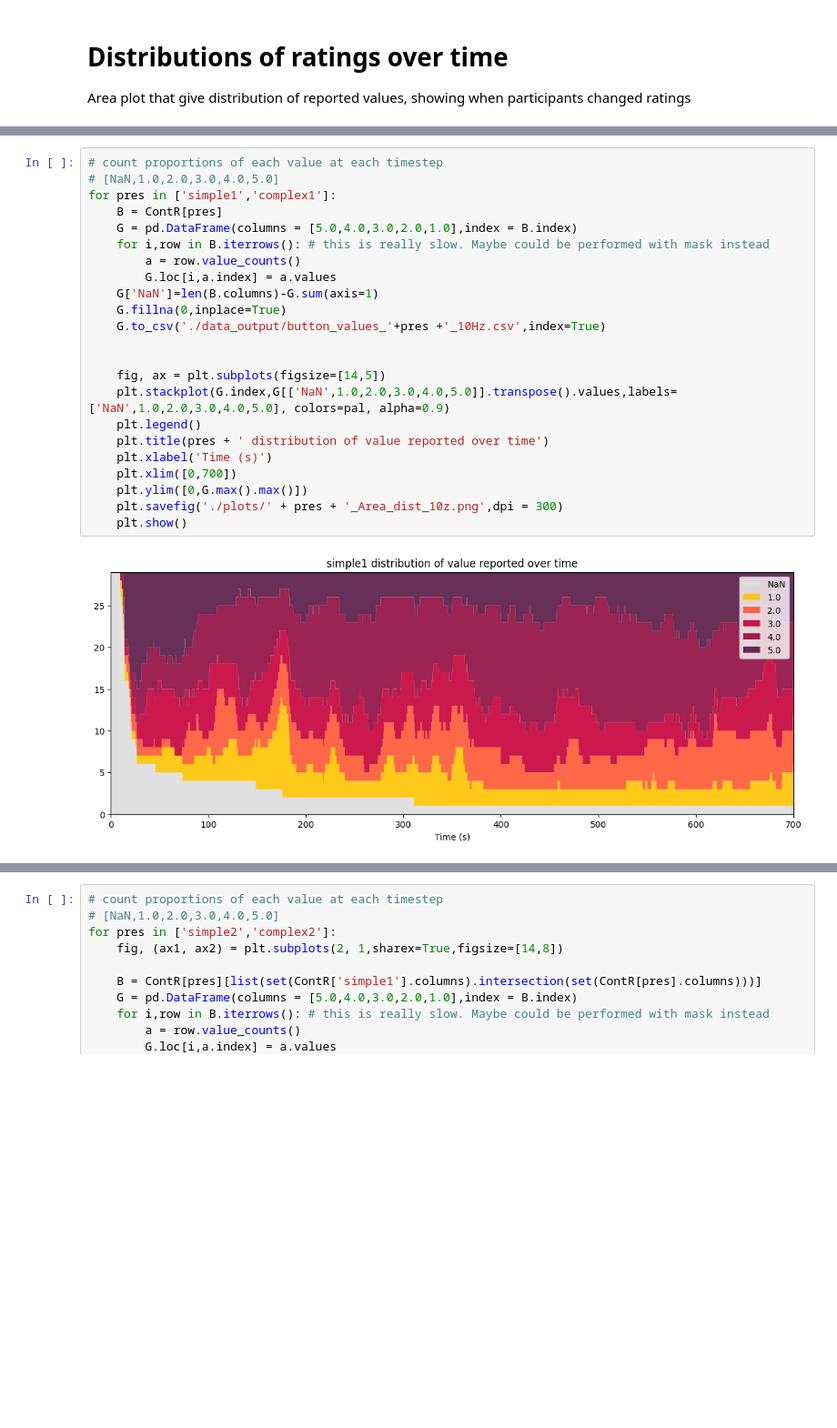
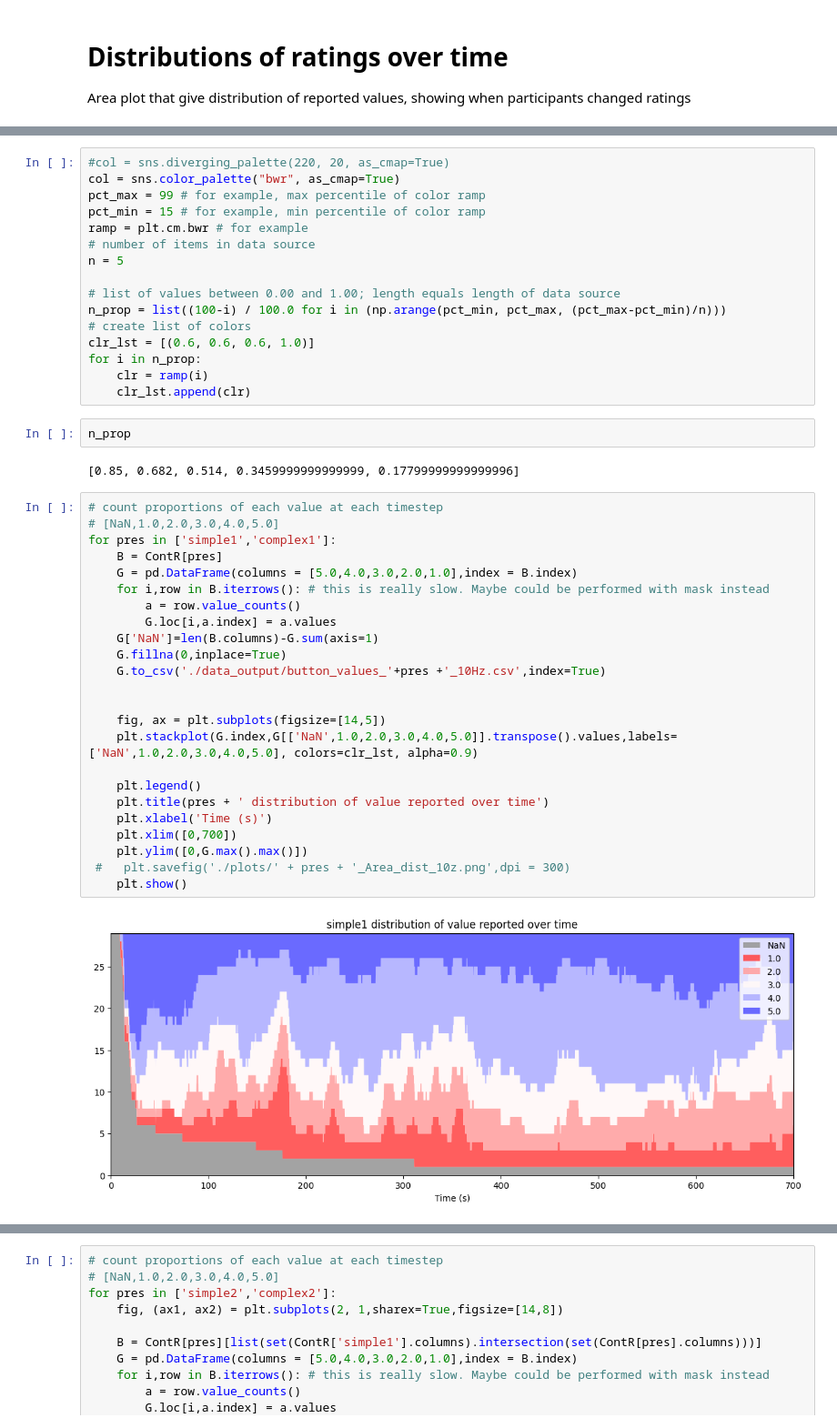
Before and after one commit to finn42/Bach_Viz_Responses, a Jupyter notebook: Bach_Vz_study_responses.ipynb, the cells around one changed output, grey strips where cells are left out. Shown at 91% size. Saved outputs shown, nothing was run; the diff lists cells and outputs as text; blank space fills up the shorter version.

Commit message:
new plots

```diff
--- a/Bach_Vz_study_responses.ipynb
+++ b/Bach_Vz_study_responses.ipynb
@@ -206,25 +192,46 @@ pal = ["#DDDDDD","#FFC300","#FF5733","#C70039","#900C3F","#581845"] # red
+# %%
+#col = sns.diverging_palette(220, 20, as_cmap=True)
+col = sns.color_palette("bwr", as_cmap=True)
+pct_max = 99 # for example, max percentile of color ramp
+pct_min = 15 # for example, min percentile of color ramp
+ramp = plt.cm.bwr # for example
+# number of items in data source
+n = 5
+
+# list of values between 0.00 and 1.00; length equals length of data source
+n_prop = list((100-i) / 100.0 for i in (np.arange(pct_min, pct_max, (pct_max-pct_min)/n)))
+# create list of colors
+clr_lst = [(0.6, 0.6, 0.6, 1.0)]
+for i in n_prop:
+    clr = ramp(i)
+    clr_lst.append(clr)
+# %%
+n_prop
+# %% [output]
+[0.85, 0.682, 0.514, 0.3459999999999999, 0.17799999999999996]
 # %%
 # count proportions of each value at each timestep
 # [NaN,1.0,2.0,3.0,4.0,5.0]
 for pres in ['simple1','complex1']:
     B = ContR[pres]
     G = pd.DataFrame(columns = [5.0,4.0,3.0,2.0,1.0],index = B.index)
     for i,row in B.iterrows(): # this is really slow. Maybe could be performed with mask instead
         a = row.value_counts()
         G.loc[i,a.index] = a.values
     G['NaN']=len(B.columns)-G.sum(axis=1)
     G.fillna(0,inplace=True)
     G.to_csv('./data_output/button_values_'+pres +'_10Hz.csv',index=True)
 
 
     fig, ax = plt.subplots(figsize=[14,5])
-    plt.stackplot(G.index,G[['NaN',1.0,2.0,3.0,4.0,5.0]].transpose().values,labels=['NaN',1.0,2.0,3.0,4.0,5.0], colors=pal, alpha=0.9)
+    plt.stackplot(G.index,G[['NaN',1.0,2.0,3.0,4.0,5.0]].transpose().values,labels=['NaN',1.0,2.0,3.0,4.0,5.0], colors=clr_lst, alpha=0.9)
+
     plt.legend()
     plt.title(pres + ' distribution of value reported over time')
     plt.xlabel('Time (s)')
     plt.xlim([0,700])
     plt.ylim([0,G.max().max()])
-    plt.savefig('./plots/' + pres + '_Area_dist_10z.png',dpi = 300)
+ #   plt.savefig('./plots/' + pres + '_Area_dist_10z.png',dpi = 300)
     plt.show()
 # %% [output]
-[figure, old version]
+[figure, new version]
```
Also changed, not shown: parts of 14 cells of this notebook, 4 other files.
